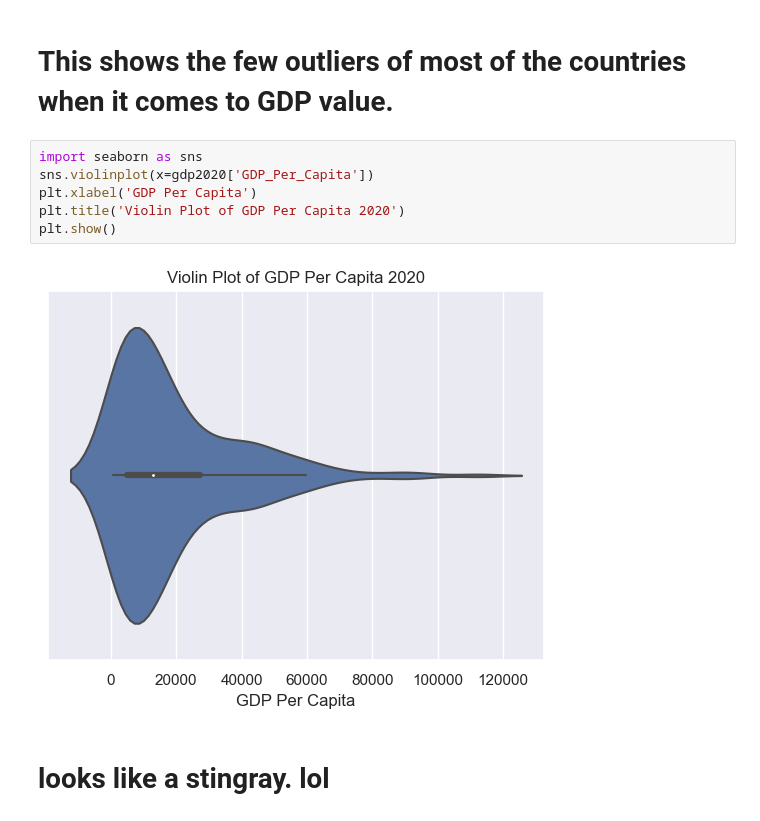
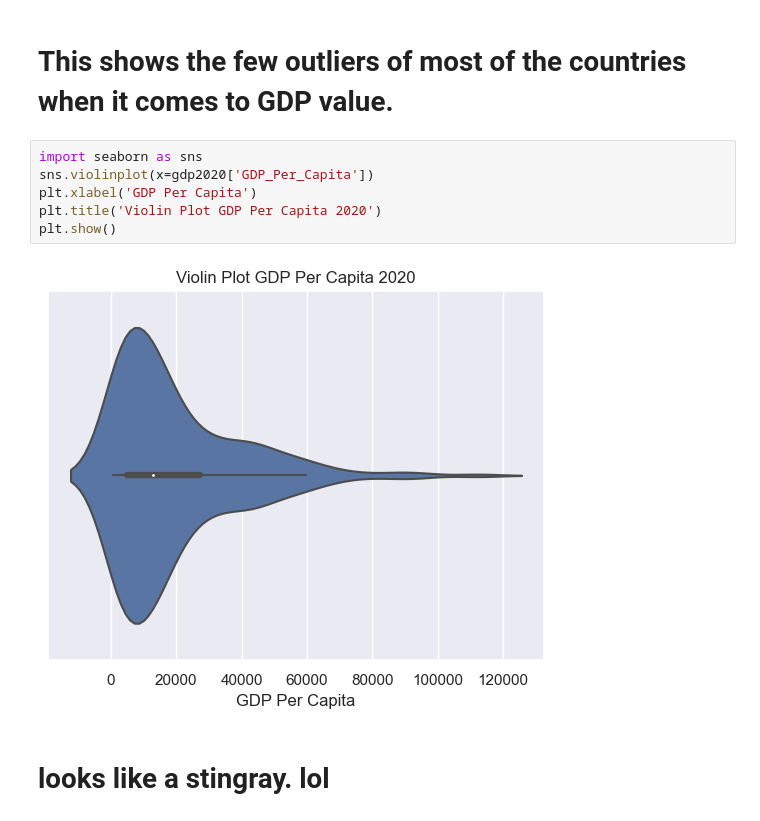
Before and after one commit to patrickjohnston20/un_project, a Jupyter notebook: notebooks_un_project/un_projectnotebook1.ipynb, the cells around one changed output. Cells and saved outputs as stored; diff of their text form.

```diff
--- a/notebooks_un_project/un_projectnotebook1.ipynb
+++ b/notebooks_un_project/un_projectnotebook1.ipynb
@@ -206,11 +234,11 @@ plt.show()
 # %%
 import seaborn as sns
 sns.violinplot(x=gdp2020['GDP_Per_Capita'])
 plt.xlabel('GDP Per Capita')
-plt.title('Violin Plot of GDP Per Capita 2020')
+plt.title('Violin Plot GDP Per Capita 2020')
 plt.show()
 # %% [output]
-[figure, old version]
+[figure, new version]
 # %% [markdown]
 # looks like a stingray. lol
 # %% [markdown]
```
Also changed, not shown: parts of 54 cells of this notebook.
